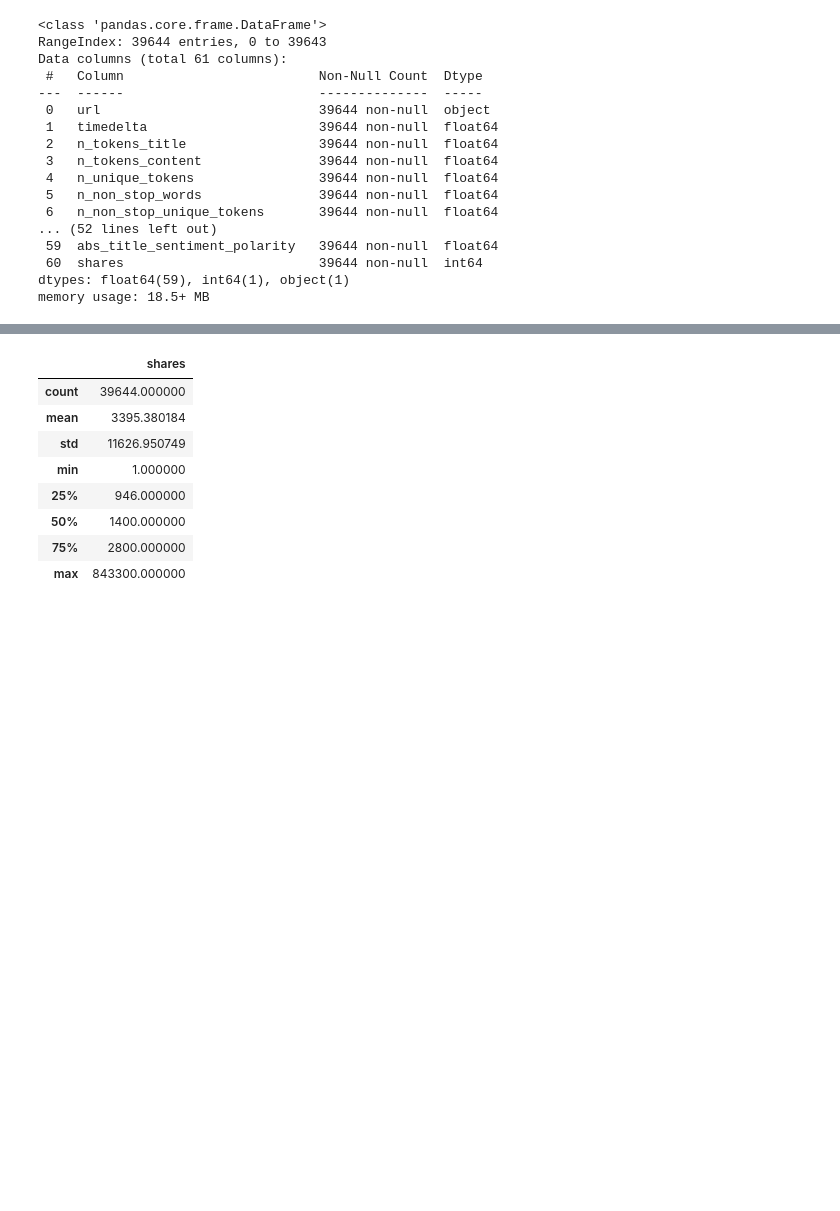
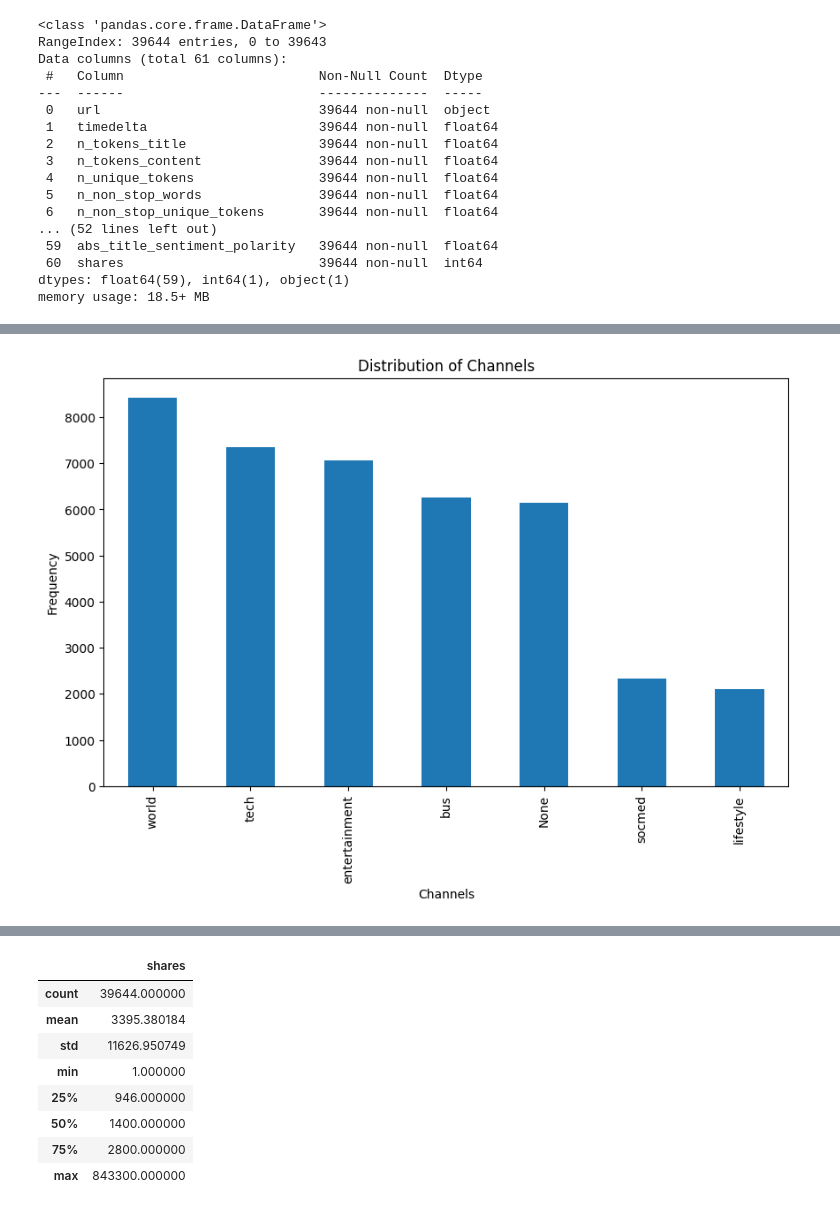
Before and after one commit to GAKIZAB/Projet-Machine-learning-avec-Python, a Jupyter notebook: Prédiction et selection.ipynb, the cells around one changed output, grey strips where cells are left out. Saved outputs shown, nothing was run; the diff lists cells and outputs as text; code cells hidden in the pictures; blank space fills up the shorter version.

```diff
--- a/Prédiction et selection.ipynb
+++ b/Prédiction et selection.ipynb
@@ -95,0 +157,30 @@ data.drop(['url', 'timedelta'], axis=1, inplace=True)
+# %%
+# Liste des colonnes des chaînes
+data_channel = ['data_channel_is_lifestyle', 'data_channel_is_entertainment',
+                'data_channel_is_bus', 'data_channel_is_socmed',
+                'data_channel_is_tech', 'data_channel_is_world']
+
+# Fonction pour combiner les chaînes associées à chaque ligne
+def channel(row):
+    # Sélectionne les colonnes où la valeur est 1
+    channels = [channel.replace('data_channel_is_', '') for channel in data_channel if row[channel] == 1]
+    return ', '.join(channels) if channels else 'None'
+
+# Application de la fonction sur chaque ligne
+data_new = data.copy()
+data_new['channel'] = data_new.apply(channel, axis=1)
+# %%
+import seaborn as sns
+import matplotlib.pyplot as plt
+
+# Calculate the frequency of each channel
+channel_counts = data_new['channel'].value_counts()
+
+# Now plot the channel counts which are numeric
+channel_counts.plot(kind='bar', figsize=(10, 6))
+plt.title('Distribution of Channels')
+plt.xlabel('Channels')
+plt.ylabel('Frequency')
+plt.show()
+# %% [output]
+[figure, added]
```
Also changed, not shown: parts of 20 cells of this notebook.
